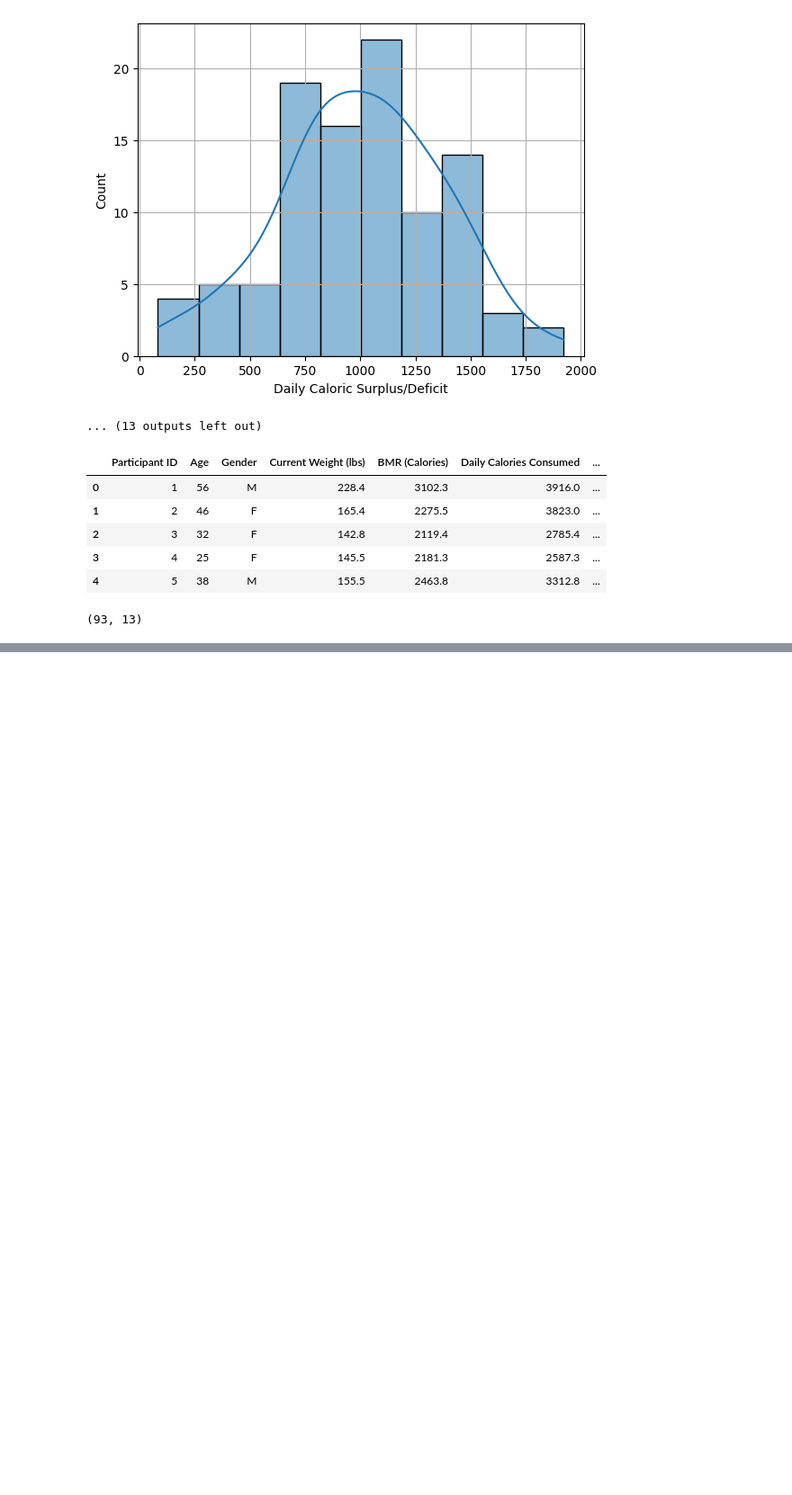
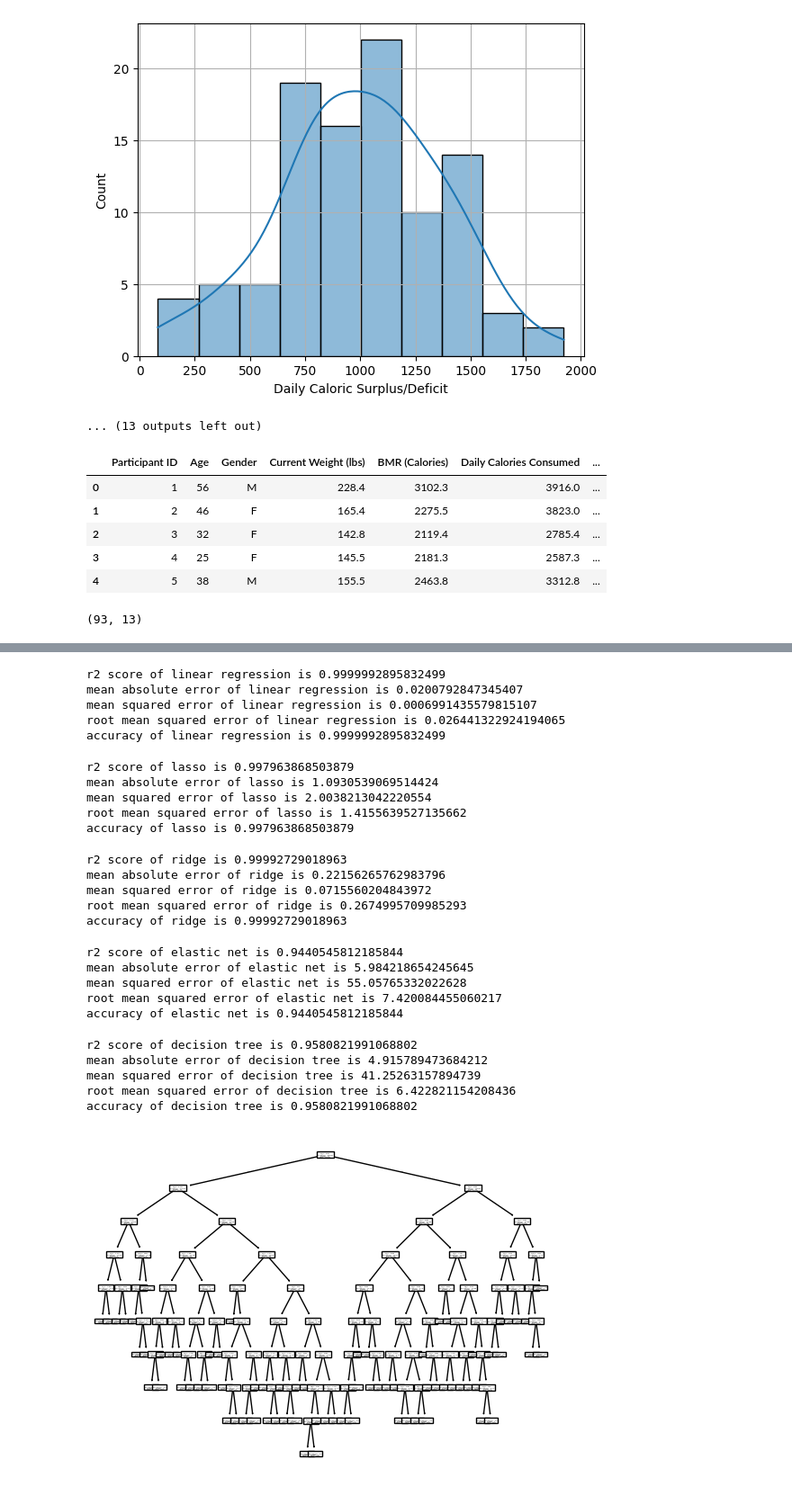
Before and after one commit to ankitg-02/kaggle-diet-analysis, a Jupyter notebook: Diet_Analysis.ipynb, the cells around one changed output, grey strips where cells are left out. Shown at 90% size. Saved outputs shown, nothing was run; the diff lists cells and outputs as text; code cells hidden in the pictures; blank space fills up the shorter version.

```diff
--- a/Diet_Analysis.ipynb
+++ b/Diet_Analysis.ipynb
@@ -245,4 +250,4 @@ for i in modified_data1.columns[1:]:
 # %%
 x=modified_data1.drop(columns=['Participant ID','Final Weight (lbs)'],axis=1)
 y=modified_data1['Final Weight (lbs)']
-x_train,x_test,y_train,y_test=train_test_split(x,y,test_size=0.2,random_state=2,stratify=y)
+x_train,x_test,y_train,y_test=train_test_split(x,y,test_size=0.2,random_state=4)
@@ -250,0 +254,78 @@ ValueError: The least populated class in y has only 1 member, which is too few.
+# %%
+lr=LinearRegression()
+lr.fit(x_train,y_train)
+y_pred=lr.predict(x_test)
+print(f'r2 score of linear regression is {r2_score(y_test,y_pred)}')
+print(f'mean absolute error of linear regression is {mean_absolute_error(y_test,y_pred)}')
+print(f'mean squared error of linear regression is {mean_squared_error(y_test,y_pred)}')
+print(f'root mean squared error of linear regression is {np.sqrt(mean_squared_error(y_test,y_pred))}')
+print(f'accuracy of linear regression is {lr.score(x_test,y_test)}')
+# %% [output]
+r2 score of linear regression is 0.9999992895832499
+mean absolute error of linear regression is 0.0200792847345407
+mean squared error of linear regression is 0.0006991435579815107
+root mean squared error of linear regression is 0.026441322924194065
+accuracy of linear regression is 0.9999992895832499
+# %%
+l=Lasso()
+l.fit(x_train,y_train)
+y_pred1=l.predict(x_test)
+print(f'r2 score of lasso is {r2_score(y_test,y_pred1)}')
+print(f'mean absolute error of lasso is {mean_absolute_error(y_test,y_pred1)}')
+print(f'mean squared error of lasso is {mean_squared_error(y_test,y_pred1)}')
+print(f'root mean squared error of lasso is {np.sqrt(mean_squared_error(y_test,y_pred1))}')
+print(f'accuracy of lasso is {l.score(x_test,y_test)}')
+# %% [output]
+r2 score of lasso is 0.997963868503879
+mean absolute error of lasso is 1.0930539069514424
+mean squared error of lasso is 2.0038213042220554
+root mean squared error of lasso is 1.4155639527135662
+accuracy of lasso is 0.997963868503879
+# %%
+r=Ridge()
+r.fit(x_train,y_train)
+y_pred2=r.predict(x_test)
+print(f'r2 score of ridge is {r2_score(y_test,y_pred2)}')
+print(f'mean absolute error of ridge is {mean_absolute_error(y_test,y_pred2)}')
+print(f'mean squared error of ridge is {mean_squared_error(y_test,y_pred2)}')
+print(f'root mean squared error of ridge is {np.sqrt(mean_squared_error(y_test,y_pred2))}')
+print(f'accuracy of ridge is {r.score(x_test,y_test)}')
+# %% [output]
+r2 score of ridge is 0.99992729018963
+mean absolute error of ridge is 0.22156265762983796
+mean squared error of ridge is 0.0715560204843972
+root mean squared error of ridge is 0.2674995709985293
+accuracy of ridge is 0.99992729018963
+# %%
+e=ElasticNet()
+e.fit(x_train,y_train)
+y_pred3=e.predict(x_test)
+print(f'r2 score of elastic net is {r2_score(y_test,y_pred3)}')
+print(f'mean absolute error of elastic net is {mean_absolute_error(y_test,y_pred3)}')
+print(f'mean squared error of elastic net is {mean_squared_error(y_test,y_pred3)}')
+print(f'root mean squared error of elastic net is {np.sqrt(mean_squared_error(y_test,y_pred3))}')
+print(f'accuracy of elastic net is {e.score(x_test,y_test)}')
+# %% [output]
+r2 score of elastic net is 0.9440545812185844
+mean absolute error of elastic net is 5.984218654245645
+mean squared error of elastic net is 55.05765332022628
+root mean squared error of elastic net is 7.420084455060217
+accuracy of elastic net is 0.9440545812185844
+# %%
+d=DecisionTreeRegressor()
+d.fit(x_train,y_train)
+y_pred4=d.predict(x_test)
+print(f'r2 score of decision tree is {r2_score(y_test,y_pred4)}')
+print(f'mean absolute error of decision tree is {mean_absolute_error(y_test,y_pred4)}')
+print(f'mean squared error of decision tree is {mean_squared_error(y_test,y_pred4)}')
+print(f'root mean squared error of decision tree is {np.sqrt(mean_squared_error(y_test,y_pred4))}')
+print(f'accuracy of decision tree is {d.score(x_test,y_test)}')
+plot_tree(d)
+plt.show()
+# %% [output]
+r2 score of decision tree is 0.9580821991068802
+mean absolute error of decision tree is 4.915789473684212
+mean squared error of decision tree is 41.25263157894739
+root mean squared error of decision tree is 6.422821154208436
+accuracy of decision tree is 0.9580821991068802
+[figure, added]
```
Also changed, not shown: parts of 6 cells of this notebook.
